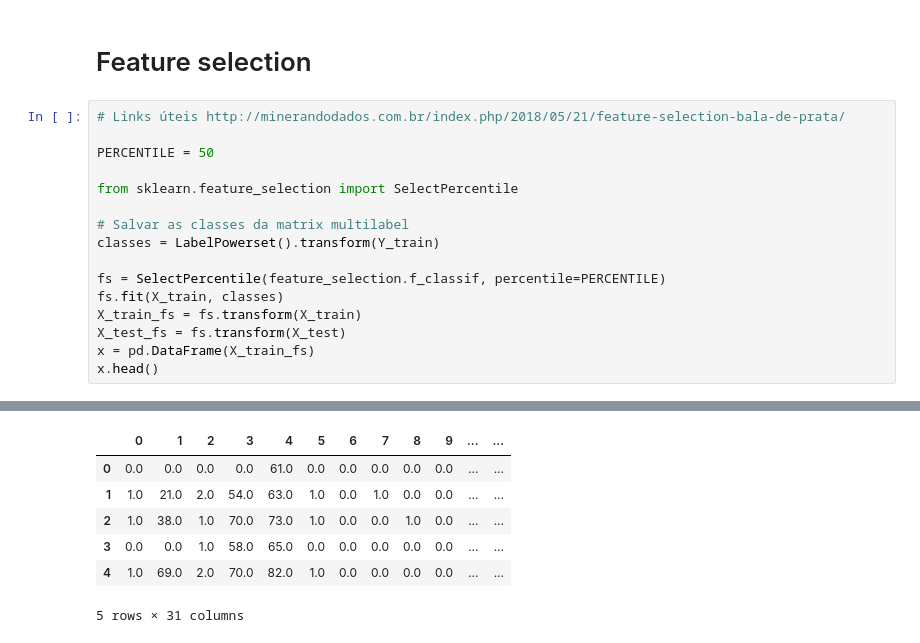
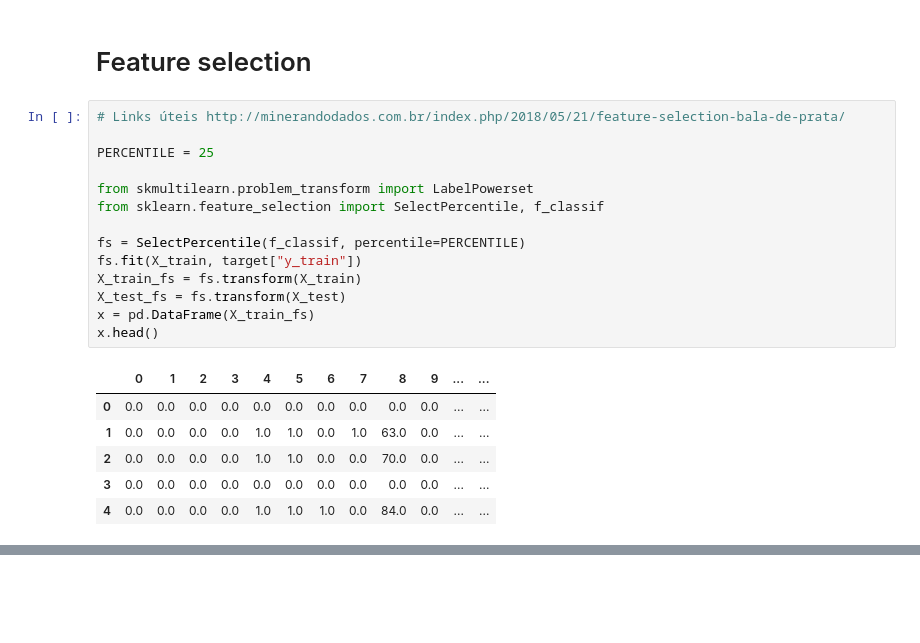
Before and after one commit to nbrutti/uol-export, a Jupyter notebook: notebooks/Pré-processamento.ipynb, the cells around one changed output, grey strips where cells are left out. Drawn from its saved outputs; the diff is of its cells as text; blank space fills up the shorter version.

```diff
--- a/notebooks/Pré-processamento.ipynb
+++ b/notebooks/Pré-processamento.ipynb
@@ -257,17 +287,21 @@ X_train, X_test, Y_train, Y_test = train_test_split(X, Y, test_size = 0.3, rando
 # %%
 # Links úteis http://minerandodados.com.br/index.php/2018/05/21/feature-selection-bala-de-prata/
 
-PERCENTILE = 50
+PERCENTILE = 25
 
-from sklearn.feature_selection import SelectPercentile
+from skmultilearn.problem_transform import LabelPowerset
+from sklearn.feature_selection import SelectPercentile, f_classif
 
-# Salvar as classes da matrix multilabel
-classes = LabelPowerset().transform(Y_train)
-
-fs = SelectPercentile(feature_selection.f_classif, percentile=PERCENTILE)
-fs.fit(X_train, classes)
+fs = SelectPercentile(f_classif, percentile=PERCENTILE)
+fs.fit(X_train, target["y_train"])
 X_train_fs = fs.transform(X_train)
 X_test_fs = fs.transform(X_test)
 x = pd.DataFrame(X_train_fs)
 x.head()
 # %% [output]
+|  | 0 | 1 | 2 | 3 | 4 | 5 | 6 | 7 | 8 | 9 | ... | ... |
+| 0 | 0.0 | 0.0 | 0.0 | 0.0 | 0.0 | 0.0 | 0.0 | 0.0 | 0.0 | 0.0 | ... | ... |
+| 1 | 0.0 | 0.0 | 0.0 | 0.0 | 1.0 | 1.0 | 0.0 | 1.0 | 63.0 | 0.0 | ... | ... |
+| 2 | 0.0 | 0.0 | 0.0 | 0.0 | 1.0 | 1.0 | 0.0 | 0.0 | 70.0 | 0.0 | ... | ... |
+| 3 | 0.0 | 0.0 | 0.0 | 0.0 | 0.0 | 0.0 | 0.0 | 0.0 | 0.0 | 0.0 | ... | ... |
+| 4 | 0.0 | 0.0 | 0.0 | 0.0 | 1.0 | 1.0 | 1.0 | 0.0 | 84.0 | 0.0 | ... | ... |
@@ -276,10 +309,3 @@ x.head()
-|  | 0 | 1 | 2 | 3 | 4 | 5 | 6 | 7 | 8 | 9 | ... | ... |
-| 0 | 0.0 | 0.0 | 0.0 | 0.0 | 61.0 | 0.0 | 0.0 | 0.0 | 0.0 | 0.0 | ... | ... |
-| 1 | 1.0 | 21.0 | 2.0 | 54.0 | 63.0 | 1.0 | 0.0 | 1.0 | 0.0 | 0.0 | ... | ... |
-| 2 | 1.0 | 38.0 | 1.0 | 70.0 | 73.0 | 1.0 | 0.0 | 0.0 | 1.0 | 0.0 | ... | ... |
-| 3 | 0.0 | 0.0 | 1.0 | 58.0 | 65.0 | 0.0 | 0.0 | 0.0 | 0.0 | 0.0 | ... | ... |
-| 4 | 1.0 | 69.0 | 2.0 | 70.0 | 82.0 | 1.0 | 0.0 | 0.0 | 0.0 | 0.0 | ... | ... |
-5 rows × 31 columns
 # %%
 mask = fs.get_support()
 plt.matshow(mask.reshape(1, -1), cmap='gray_r')
```
Also changed, not shown: parts of 27 cells of this notebook, 1 other file.
